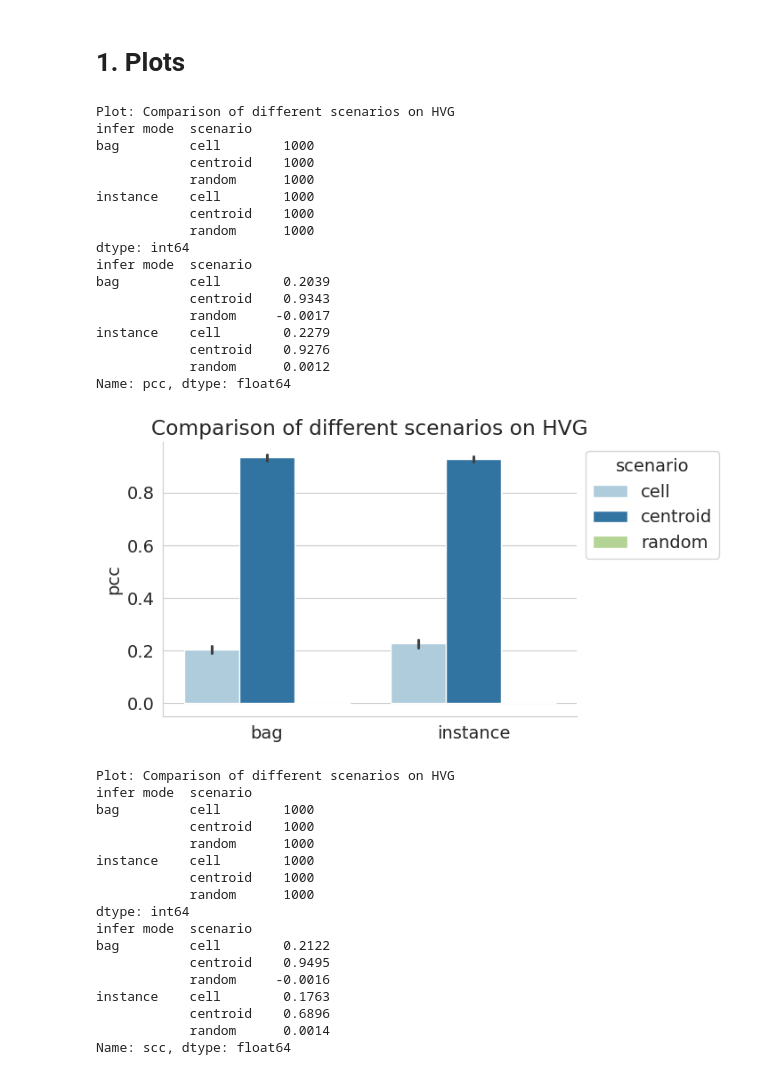
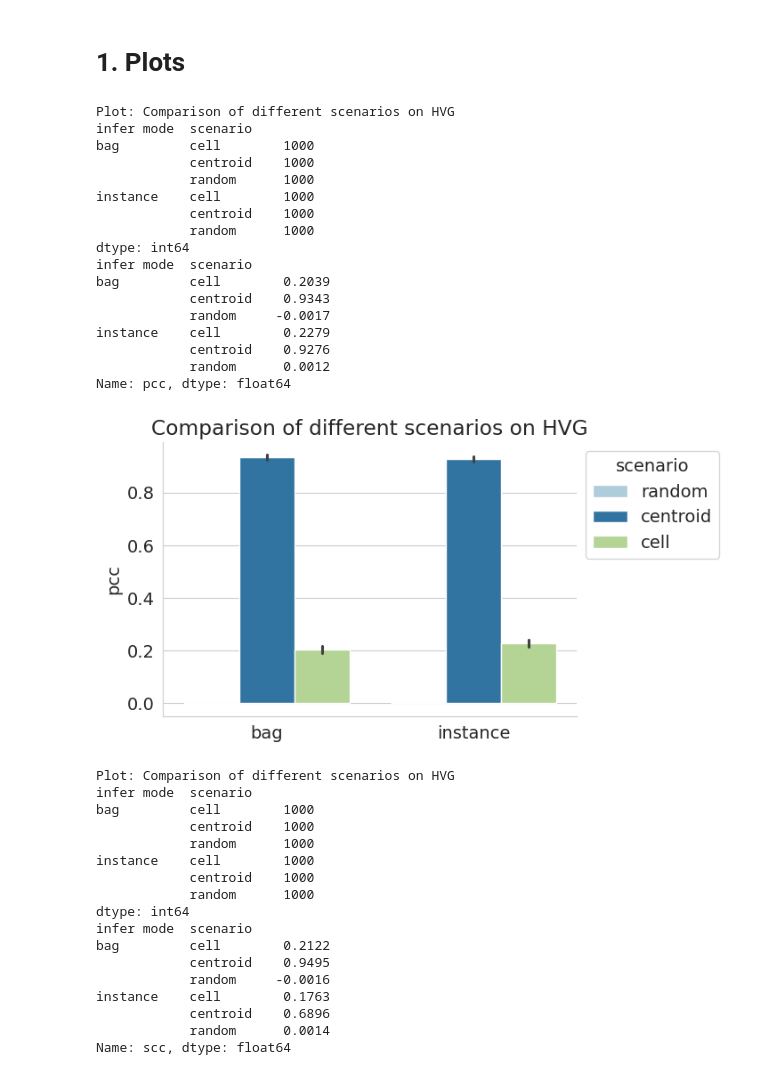
Before and after one commit to loicchadoutaud/sCellST_reproducibility, a Jupyter notebook: reproducibility_figures/analyse_simulation.ipynb, the cells around one changed output. Cells and saved outputs as stored; diff of their text form; code cells hidden in the pictures.

```diff
--- a/reproducibility_figures/analyse_simulation.ipynb
+++ b/reproducibility_figures/analyse_simulation.ipynb
@@ -27,6 +28,8 @@ LIST_MODEL_TYPE = ["mil", "supervised"]
 
 SAVE_PATH = Path("figures/simulations")
 SAVE_PATH.mkdir(exist_ok=True, parents=True)
+TABLE_SAVE_PATH = Path("tables/simulations")
+TABLE_SAVE_PATH.mkdir(exist_ok=True, parents=True)
 # %%
 # Prepare paths
 all_metrics_paths = []
@@ -52,7 +55,8 @@ metrics = pd.concat(all_df).reset_index(drop=True)
 metrics["tag"] = [path.stem for path in all_metrics_paths]
 # %%
 # Format metrics for plotting
-metrics = format_metric_df(metrics)
+metric_list = ["pcc", "scc"]
+metrics = format_metric_df(metrics, metric_list)
 df_hp = pd.DataFrame(metrics["tag"].apply(split_to_dict).to_list())
 metrics = pd.concat([metrics, df_hp], axis=1)
 
@@ -101,37 +105,37 @@ df_plot = metrics[
     & (metrics["genes"] == "HVG")
     & (metrics["lr"] == 0.0001)
     & (metrics["learning framework"] == "MIL")
 ].copy()
 for score in ["pcc", "scc"]:
     plot_metrics_simulation(
         df_plot,
         x="infer mode",
         y=score,
-        save_path= SAVE_PATH / f"comparison_scenario_test_regression_{score}.png",
+        save_path= SAVE_PATH / f"comparison_scenario_test_regression_{score}.{ext}",
+        table_save_path= TABLE_SAVE_PATH / f"comparison_scenario_test_regression_{score}.csv",
         title="Comparison of different scenarios on HVG",
         hue="scenario",
-        # x_order=["spot level", "cell level"],
-        # hue_order=["random", "centroid", "cell"],
+        hue_order=["random", "centroid", "cell"],
     )
 # %% [output]
 Plot: Comparison of different scenarios on HVG
 infer mode  scenario
 bag         cell        1000
             centroid    1000
             random      1000
 instance    cell        1000
             centroid    1000
             random      1000
 dtype: int64
 infer mode  scenario
 bag         cell        0.2039
             centroid    0.9343
             random     -0.0017
 instance    cell        0.2279
             centroid    0.9276
             random      0.0012
 Name: pcc, dtype: float64
-[figure, old version]
+[figure, new version]
 Plot: Comparison of different scenarios on HVG
 infer mode  scenario
 bag         cell        1000
```
Also changed, not shown: parts of 8 cells of this notebook, 16 other files.
